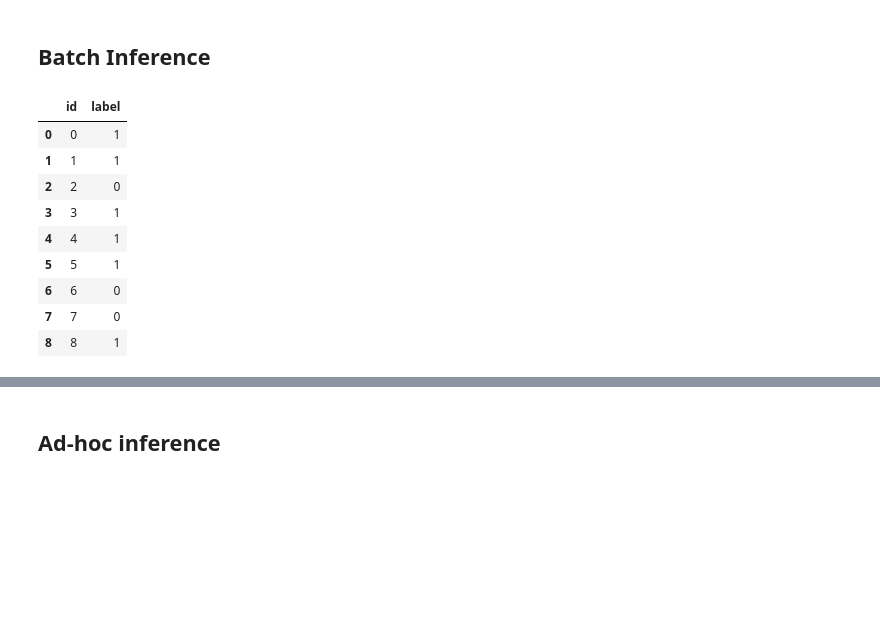
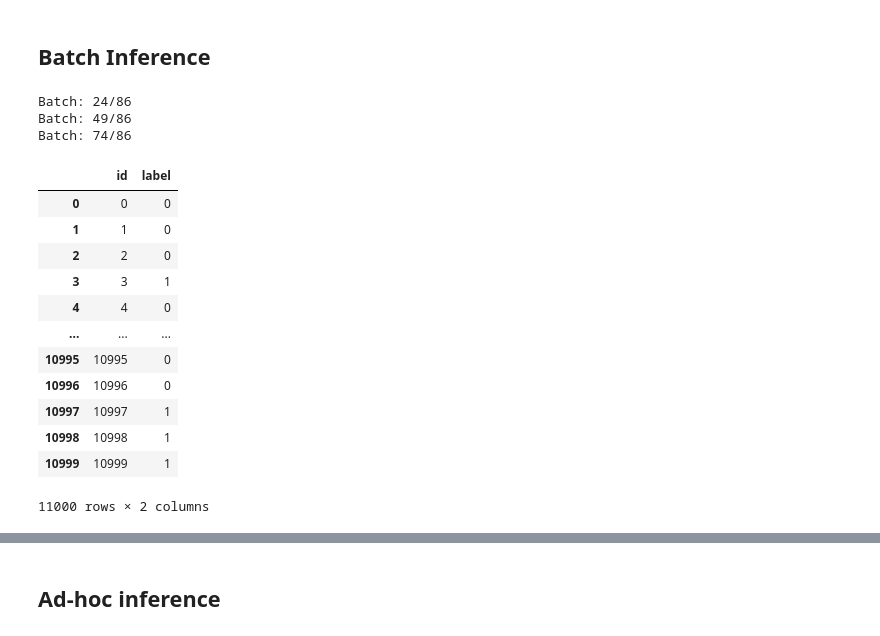
Before and after one commit to nlgkhoi/aalto-snlp-project-spring-2024, a Jupyter notebook: bert.ipynb, the cells around one changed output, grey strips where cells are left out. Cells and saved outputs as stored; diff of their text form; code cells hidden in the pictures; blank space fills up the shorter version.

```diff
--- a/bert.ipynb
+++ b/bert.ipynb
@@ -142,13 +144,13 @@ testset = torch.load('datasets/bert/testset.pth')
 trainloader = DataLoader(
             trainset,
             sampler = RandomSampler(trainset),
-            batch_size = 1
+            batch_size = 32
         )
 
 valloader = DataLoader(
             valset,
             sampler = SequentialSampler(valset),
-            batch_size = 1
+            batch_size = 16
         )
 
 testloader = DataLoader(
@@ -207,0 +212,12 @@ Finetuned model loaded.
+# %%
+tokenizer = RobertaTokenizer.from_pretrained('SkolkovoInstitute/roberta_toxicity_classifier')
+model = RobertaForSequenceClassification.from_pretrained('SkolkovoInstitute/roberta_toxicity_classifier')
+# Run on GPU if available
+model.to(device)
+
+# Recommended learning rates (Adam): 5e-5, 3e-5, 2e-5. See: https://arxiv.org/pdf/1810.04805.pdf
+optimizer = torch.optim.AdamW(model.parameters(),
+                              lr = 5e-5,
+                              eps = 1e-08,
+                              weight_decay=0.01
+                              )
@@ -261,8 +283,8 @@ for i in trange(epochs, desc = 'Epoch'):
 		os.makedirs('models/bert')
 
 	print(f'Saving model')
-	torch.save(model.state_dict(), 'models/bert/bert_base_uncased_finetuned.pth')
-	print(f'Model saved in path models/bert/bert_base_uncased_finetuned.pth')
+	torch.save(model.state_dict(), 'models/bert/roberta_finetuned.pth')
+	print(f'Model saved in path models/bert/roberta_finetuned.pth')
 
 	# ========== Validation ==========
 
@@ -339,46 +355,67 @@ plt.show()
 # Inference
 # %% [markdown]
 ## Batch Inference
+# %%
+valloader = DataLoader(
+            valset,
+            sampler = SequentialSampler(valset),
+            batch_size = 320
+        )
+
+testloader = DataLoader(
+			testset,
+			sampler = SequentialSampler(testset),
+			batch_size = 1
+		)
 # %%
 def inference(model, output_filename, testloader):
 	out = []
 	indices = []
 	for batch_id, batch in enumerate(testloader):
 		if batch_id % 25 == 24:
-			print(f'Batch: {batch_id}/{len(valloader)}')
+			print(f'Batch: {batch_id}/{len(testloader)}')
 		batch = tuple(t.to(device) for t in batch)
-		b_input_ids, b_input_mask, b_ids = batch
+		try:
+			b_input_ids, b_input_mask, b_ids = batch
+		except:
+			b_input_ids, b_input_mask, b_labels, b_ids = batch
 		with torch.no_grad():
 			# Forward pass
 			eval_output = model(b_input_ids,
 								token_type_ids = None,
 								attention_mask = b_input_mask,
 								)
 			preds = np.argmax(eval_output.logits.detach().cpu().numpy(), axis=1).flatten()
 		try:
 			out.extend(preds)
 		except:
 			out.append(preds)
 		indices.extend(b_ids.cpu().numpy())
 
 	df = pd.DataFrame({'id': indices, 'label': out})
 	# convert label to int
 	df['label'] = df['label'].astype(int)
 	# sort by id
 	df = df.sort_values(by='id')
 	df.to_csv(output_filename, index=False)
 	return df
 
-# inference(model, output_filename='dev_inference.csv', testloader=valloader)
-inference(model, output_filename='submission.csv', testloader=testloader)
+inference(model, output_filename='outputs/dev_inference.csv', testloader=valloader)
+# inference(model, output_filename='outputs/submission.csv', testloader=testloader)
 # %% [output]
+Batch: 24/86
+Batch: 49/86
+Batch: 74/86
 |  | id | label |
-| 0 | 0 | 1 |
-| 1 | 1 | 1 |
+| 0 | 0 | 0 |
+| 1 | 1 | 0 |
 | 2 | 2 | 0 |
 | 3 | 3 | 1 |
-| 4 | 4 | 1 |
-| 5 | 5 | 1 |
-| 6 | 6 | 0 |
-| 7 | 7 | 0 |
-| 8 | 8 | 1 |
+| 4 | 4 | 0 |
+| ... | ... | ... |
+| 10995 | 10995 | 0 |
+| 10996 | 10996 | 0 |
+| 10997 | 10997 | 1 |
+| 10998 | 10998 | 1 |
+| 10999 | 10999 | 1 |
+11000 rows × 2 columns
```
Also changed, not shown: parts of 16 cells of this notebook.
